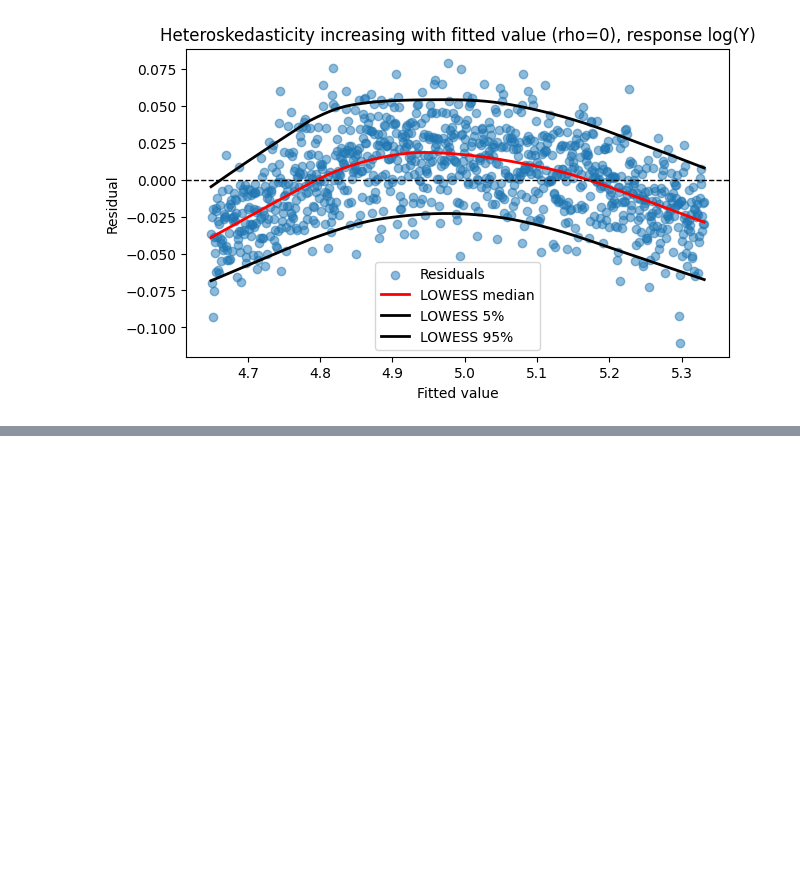
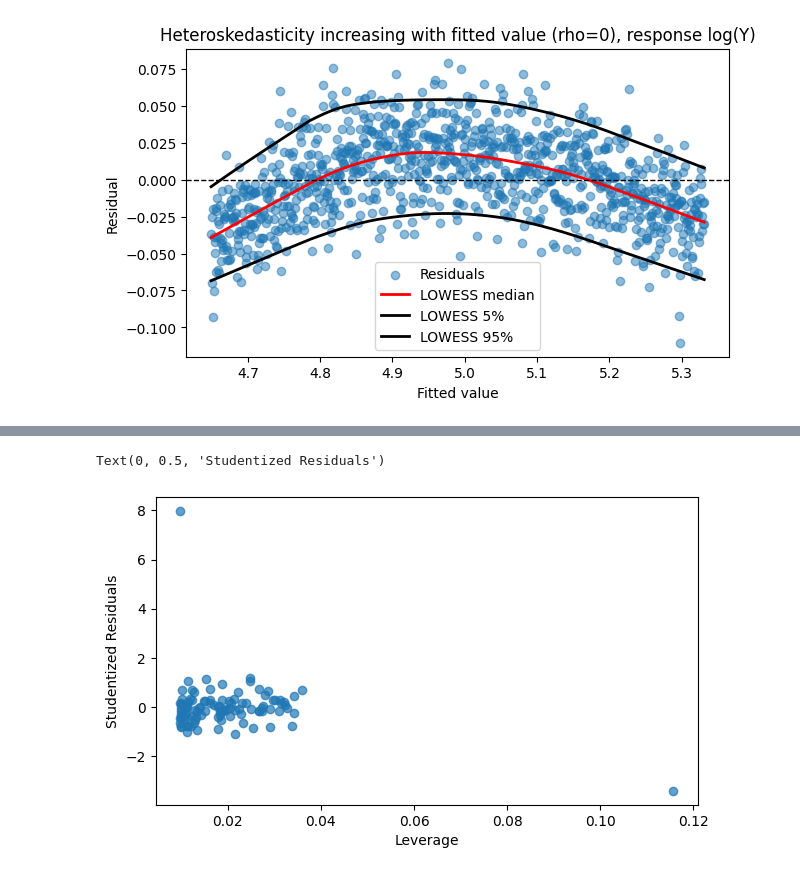
Before and after one commit to PrasannaIITM/ISL, a Jupyter notebook: Ch3_Linear_Regression/notes.ipynb, the cells around one changed output, grey strips where cells are left out. Saved outputs shown, nothing was run; the diff lists cells and outputs as text; code cells hidden in the pictures; blank space fills up the shorter version.

```diff
--- a/Ch3_Linear_Regression/notes.ipynb
+++ b/Ch3_Linear_Regression/notes.ipynb
@@ -1103,0 +1236,25 @@ strong multicollinearity or other numerical problems.
+# %%
+# generate data for y = beta_0 + beta_1 * x + e, where e is a random gaussian error term and add one outlier point and a high leverage point
+def generate_data_with_outlier_and_high_leverage_point(n=100, beta0=5, beta1=2):
+    """
+    Generate data for y = beta_0 + beta_1 * x + e, where e is a random gaussian error term
+    and add one outlier point and high leverage point at the end.
+    """
+    np.random.seed(42)
+    x = np.random.rand(n) * 10  # Random x values between 0 and 10
+    e = np.random.randn(n) * 2  # Random error term with standard deviation of 2
+    y = beta0 + beta1 * x + e
+
+    # Add an outlier point
+    x_outlier = np.array([5])
+    y_outlier = np.array([45])  # Outlier value
+
+    # Add a high leverage point
+    x_high_leverage = np.array([15])  # High leverage point
+    y_high_leverage = np.array([20])  # Value for the high leverage point
+    x = np.append(x, [x_outlier, x_high_leverage])
+    y = np.append(y, [y_outlier, y_high_leverage])
+
+    df = pd.DataFrame({"X": x, "Y": y})
+
+    return df
@@ -1103,0 +1340,13 @@ strong multicollinearity or other numerical problems.
+# %%
+# plot studentized residuals vs leverage statistic for the model with high leverage point
+plt.figure(figsize=(7, 4))
+plt.scatter(
+    1 / df.shape[0] + (df["X"] - df["X"].mean()) ** 2 / ((df["X"] - df["X"].mean()) ** 2).sum(),
+    model.resid / np.sqrt((model.resid**2).sum() / (len(model.resid) - 2)),
+    alpha=0.7,
+)
+plt.xlabel("Leverage")
+plt.ylabel("Studentized Residuals")
+# %% [output]
+Text(0, 0.5, 'Studentized Residuals')
+[figure, added]
```
Also changed, not shown: parts of 21 cells of this notebook, 3 other files.
